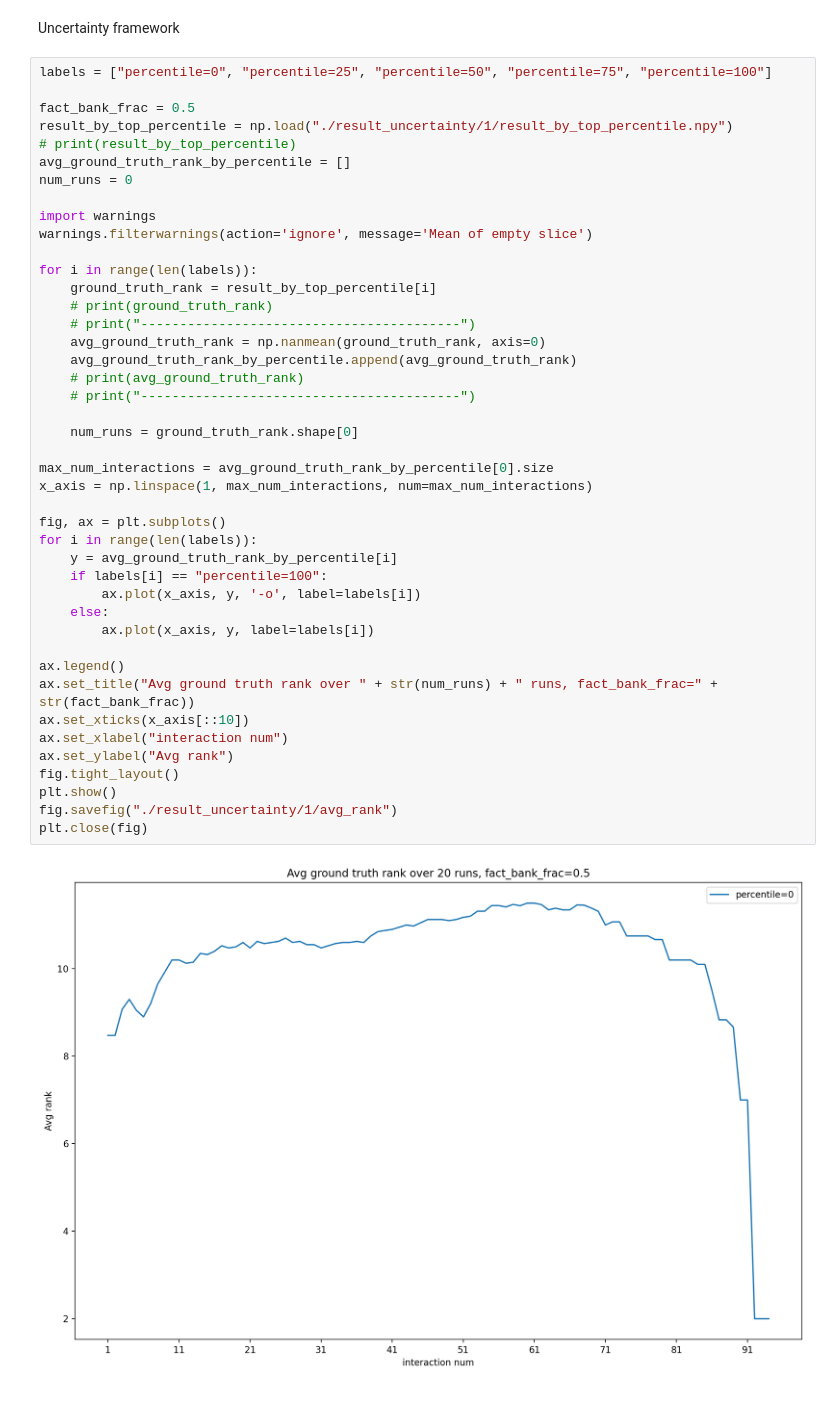
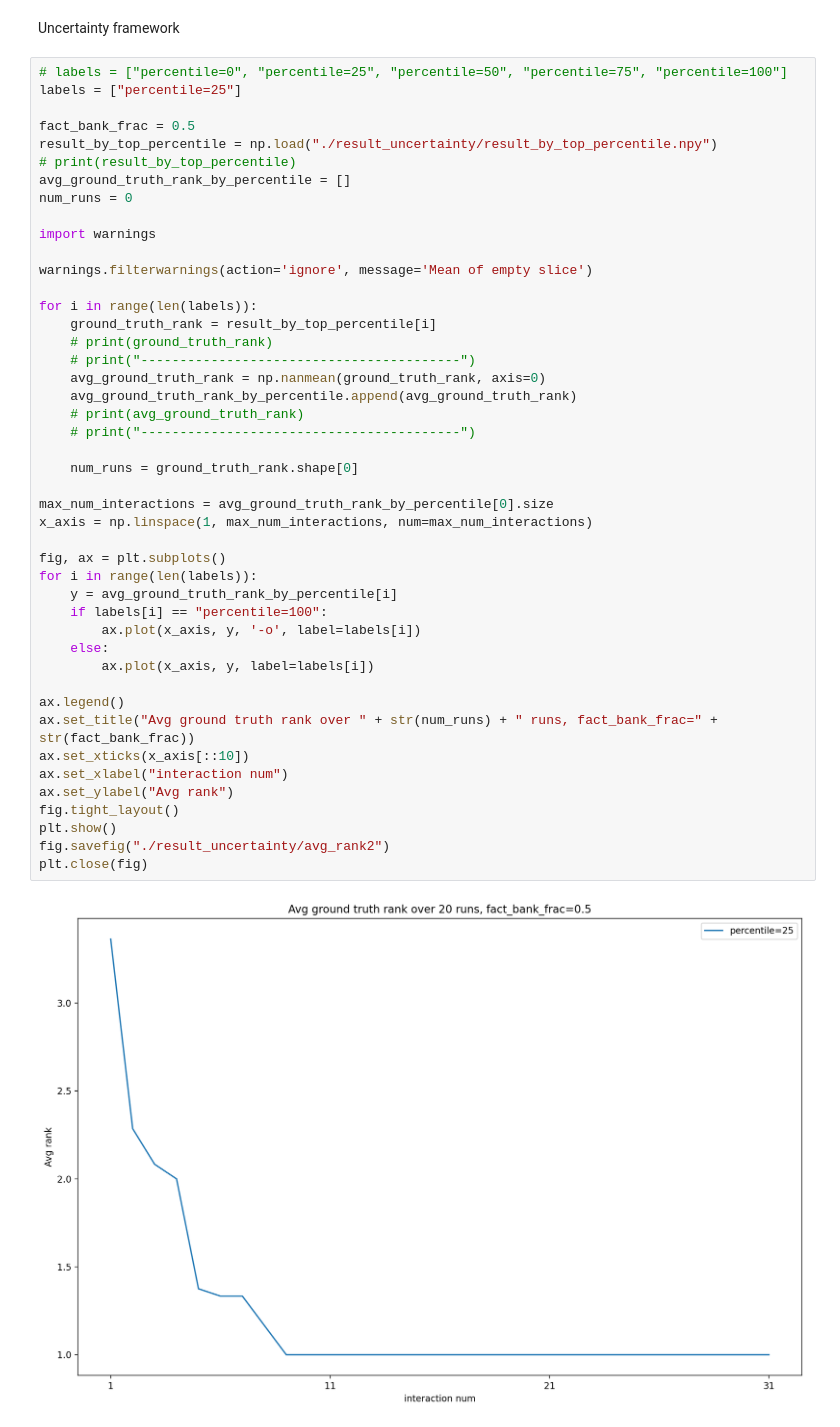
Before and after one commit to TheDataStation/ver, a Jupyter notebook: DoD/plot_baseline.ipynb, the cells around one changed output. Drawn from its saved outputs; the diff is of its cells as text.

Commit message:
add various plotting scripts

```diff
--- a/DoD/plot_baseline.ipynb
+++ b/DoD/plot_baseline.ipynb
@@ -152,47 +155,49 @@ print(tabulate(table, [""] + labels, tablefmt="pretty"))
 # %% [markdown]
 Uncertainty framework
 # %%
-labels = ["percentile=0", "percentile=25", "percentile=50", "percentile=75", "percentile=100"]
+# labels = ["percentile=0", "percentile=25", "percentile=50", "percentile=75", "percentile=100"]
+labels = ["percentile=25"]
 
 fact_bank_frac = 0.5
-result_by_top_percentile = np.load("./result_uncertainty/1/result_by_top_percentile.npy")
+result_by_top_percentile = np.load("./result_uncertainty/result_by_top_percentile.npy")
 # print(result_by_top_percentile)
 avg_ground_truth_rank_by_percentile = []
 num_runs = 0
 
 import warnings
+
 warnings.filterwarnings(action='ignore', message='Mean of empty slice')
 
 for i in range(len(labels)):
     ground_truth_rank = result_by_top_percentile[i]
     # print(ground_truth_rank)
     # print("-----------------------------------------")
     avg_ground_truth_rank = np.nanmean(ground_truth_rank, axis=0)
     avg_ground_truth_rank_by_percentile.append(avg_ground_truth_rank)
     # print(avg_ground_truth_rank)
     # print("-----------------------------------------")
 
     num_runs = ground_truth_rank.shape[0]
 
 max_num_interactions = avg_ground_truth_rank_by_percentile[0].size
 x_axis = np.linspace(1, max_num_interactions, num=max_num_interactions)
 
 fig, ax = plt.subplots()
 for i in range(len(labels)):
     y = avg_ground_truth_rank_by_percentile[i]
     if labels[i] == "percentile=100":
         ax.plot(x_axis, y, '-o', label=labels[i])
     else:
         ax.plot(x_axis, y, label=labels[i])
 
 ax.legend()
 ax.set_title("Avg ground truth rank over " + str(num_runs) + " runs, fact_bank_frac=" + str(fact_bank_frac))
 ax.set_xticks(x_axis[::10])
 ax.set_xlabel("interaction num")
 ax.set_ylabel("Avg rank")
 fig.tight_layout()
 plt.show()
-fig.savefig("./result_uncertainty/1/avg_rank")
+fig.savefig("./result_uncertainty/avg_rank2")
 plt.close(fig)
 # %% [output]
-[figure, old version]
+[figure, new version]
```
Also changed, not shown: parts of 7 cells of this notebook.
